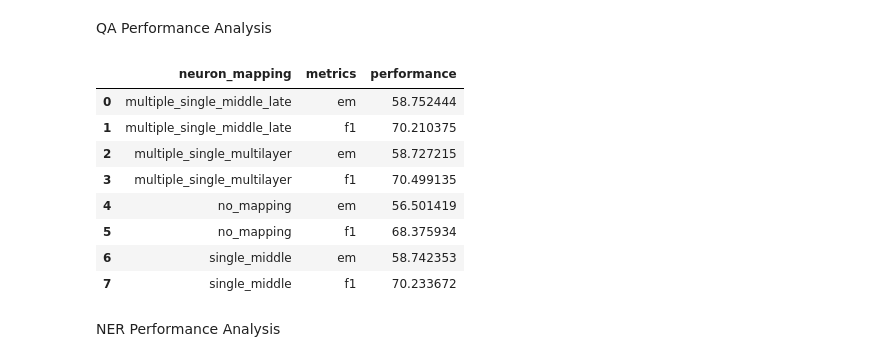
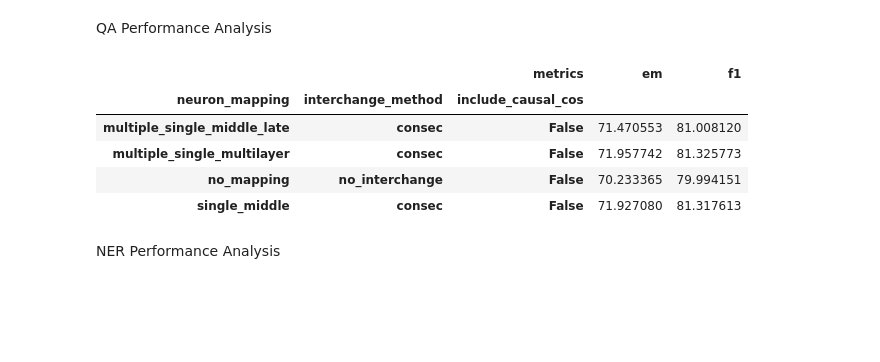
Before and after one commit to frankaging/Causal-Distill, a Jupyter notebook: distillation/performance_analysis.ipynb, the cells around one changed output. Saved outputs shown, nothing was run; the diff lists cells and outputs as text; code cells hidden in the pictures; blank space fills up the shorter version.

```diff
--- a/distillation/performance_analysis.ipynb
+++ b/distillation/performance_analysis.ipynb
@@ -3,21 +3,18 @@ import pandas as pd
 # %% [markdown]
 QA Performance Analysis
 # %%
-df = pd.read_csv ("../qa_evaluation_results.csv")
+df = pd.read_csv ("../qa_evaluation_results_distilBERT.csv")
 # %%
-qa_task_df = df.groupby(['neuron_mapping', 'metrics'])["performance"].mean().reset_index()
+qa_task_df = df.groupby(['neuron_mapping', 'interchange_method', 'include_causal_cos', 'metrics'])["performance"].mean().reset_index()
-# %%
-qa_task_df
-# %% [output]
-|  | neuron_mapping | metrics | performance |
-| 0 | multiple_single_middle_late | em | 58.752444 |
-| 1 | multiple_single_middle_late | f1 | 70.210375 |
-| 2 | multiple_single_multilayer | em | 58.727215 |
-| 3 | multiple_single_multilayer | f1 | 70.499135 |
-| 4 | no_mapping | em | 56.501419 |
-| 5 | no_mapping | f1 | 68.375934 |
-| 6 | single_middle | em | 58.742353 |
-| 7 | single_middle | f1 | 70.233672 |
+# %%
+qa_task_df.pivot_table('performance', ['neuron_mapping', 'interchange_method', 'include_causal_cos'], 'metrics')
+# %% [output]
+|  |  | metrics | em | f1 |
+| neuron_mapping | interchange_method | include_causal_cos |  |  |
+| multiple_single_middle_late | consec | False | 71.470553 | 81.008120 |
+| multiple_single_multilayer | consec | False | 71.957742 | 81.325773 |
+| no_mapping | no_interchange | False | 70.233365 | 79.994151 |
+| single_middle | consec | False | 71.927080 | 81.317613 |
 # %% [markdown]
 NER Performance Analysis
 # %%
```
Also changed, not shown: parts of 10 cells of this notebook, 4 other files.
